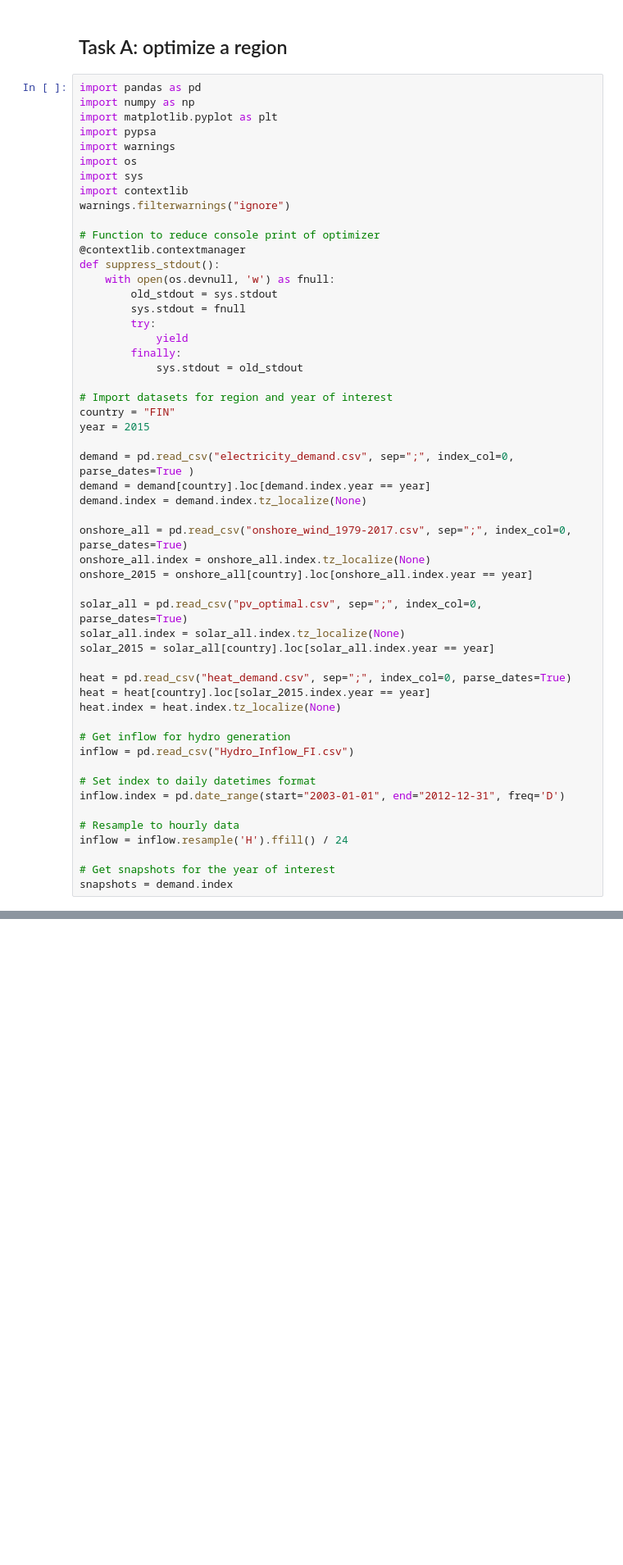
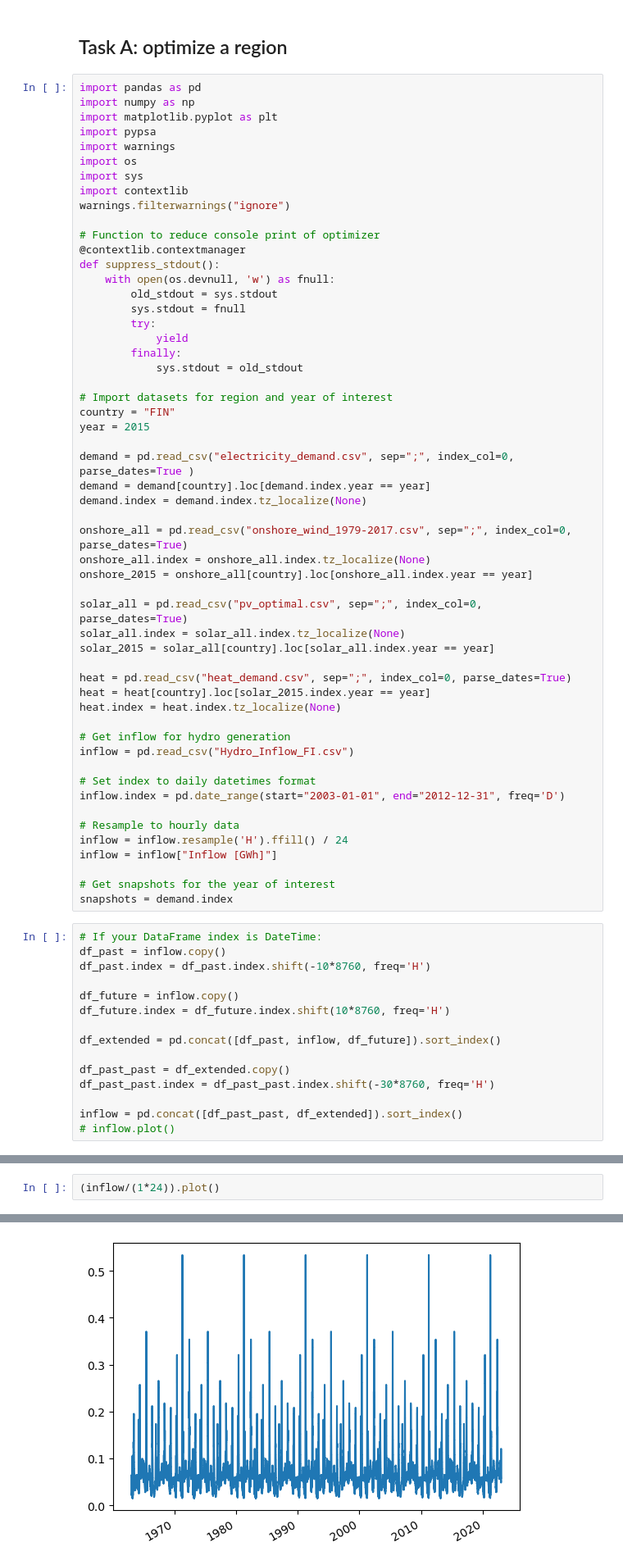
Before and after one commit to NicolineSimoneDTU/Integrated_Project, a Jupyter notebook: project.ipynb, the cells around one changed output, grey strips where cells are left out. Shown at 82% size. Drawn from its saved outputs; the diff is of its cells as text; blank space fills up the shorter version.

```diff
--- a/project.ipynb
+++ b/project.ipynb
@@ -50,6 +58,22 @@ inflow.index = pd.date_range(start="2003-01-01", end="2012-12-31", freq='D')
 
 # Resample to hourly data
 inflow = inflow.resample('H').ffill() / 24
+inflow = inflow["Inflow [GWh]"]
 
 # Get snapshots for the year of interest
 snapshots = demand.index
+# %%
+# If your DataFrame index is DateTime:
+df_past = inflow.copy()
+df_past.index = df_past.index.shift(-10*8760, freq='H')
+
+df_future = inflow.copy()
+df_future.index = df_future.index.shift(10*8760, freq='H')
+
+df_extended = pd.concat([df_past, inflow, df_future]).sort_index()
+
+df_past_past = df_extended.copy()
+df_past_past.index = df_past_past.index.shift(-30*8760, freq='H')
+
+inflow = pd.concat([df_past_past, df_extended]).sort_index()
+# inflow.plot()
@@ -55,0 +82,3 @@ snapshots = demand.index
+# %%
+(inflow/(1*24)).plot()
+# %% [output]
@@ -56,3 +86,4 @@ snapshots = demand.index
+[figure, added]
 # %%
 # Annuity function for converging capital costs to annualized costs
 def annuity(r, n):
```
Also changed, not shown: parts of 14 cells of this notebook.
